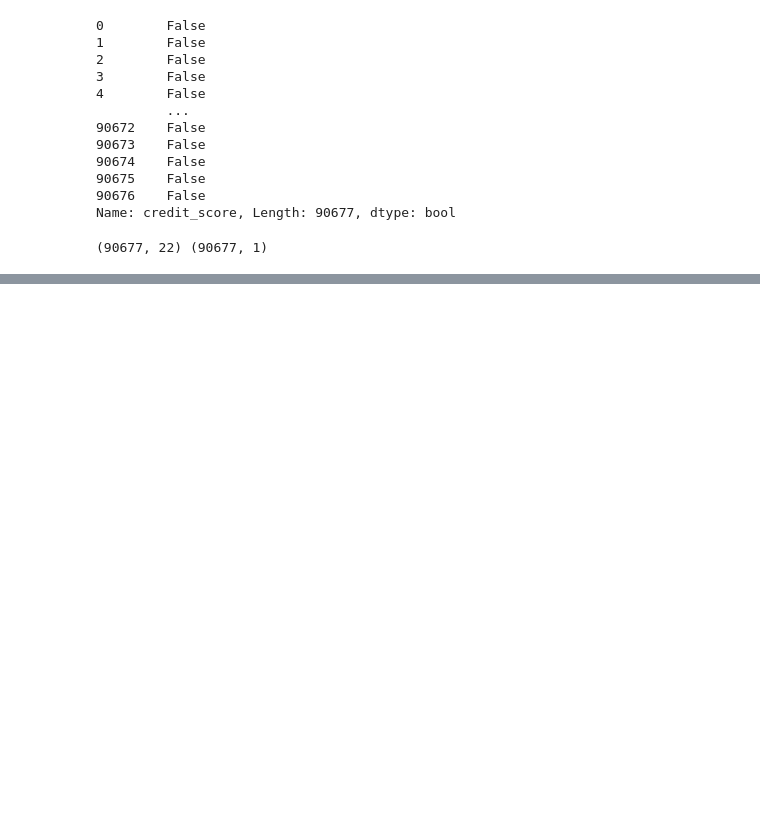
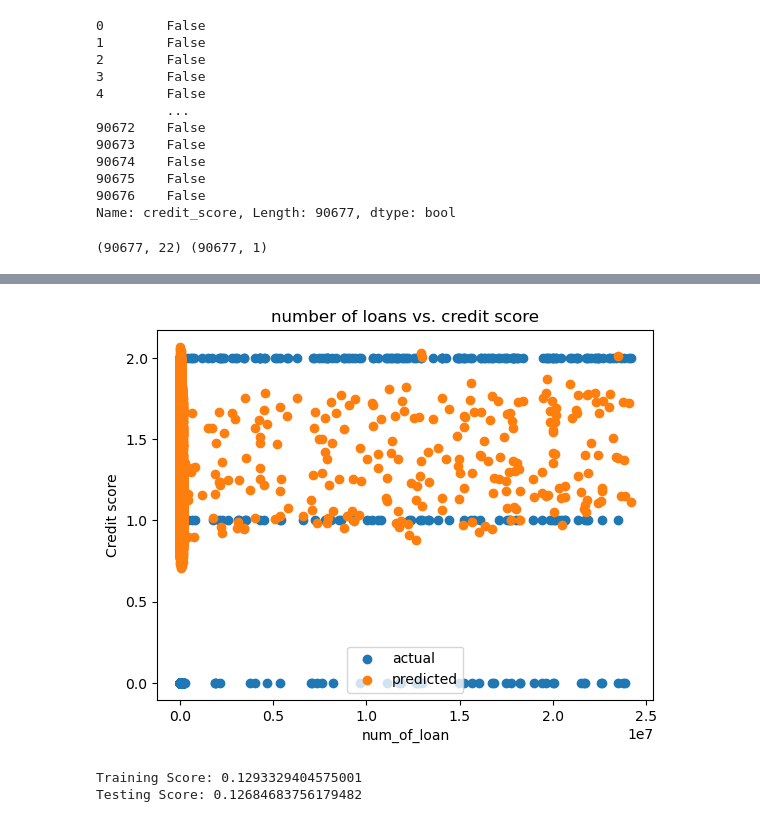
Before and after one commit to woodpecker2100/machine-learning-project, a Jupyter notebook: ML_analysis.ipynb, the cells around one changed output, grey strips where cells are left out. Drawn from its saved outputs; the diff is of its cells as text; code cells hidden in the pictures; blank space fills up the shorter version.

```diff
--- a/ML_analysis.ipynb
+++ b/ML_analysis.ipynb
@@ -79,0 +113,25 @@ Testing Score: 0.12684683756179205
+# %%
+X3 = X_test["num_of_loan"]
+
+plt.scatter(X2, y_test, label="actual")
+plt.scatter(X2, y_scaler.inverse_transform(model.predict(X_test_scaled)), label= "predicted")
+
+plt.legend()
+
+plt.xlabel("num_of_loan")
+plt.ylabel("Credit score")
+plt.title("number of loans vs. credit score")
+
+# plt.savefig("Resources/numberofloansVsCredit_score.png", bbox_inches='tight')
+# %% [output]
+[figure, added]
+# %%
+# Score data based on scaled model
+training_score = model.score(X_train_scaled, y_train_scaled)
+testing_score = model.score(X_test_scaled, y_test_scaled)
+
+print(f"Training Score: {training_score}")
+print(f"Testing Score: {testing_score}")
+# %% [output]
+Training Score: 0.1293329404575001
+Testing Score: 0.12684683756179482
```
Also changed, not shown: parts of 5 cells of this notebook.
